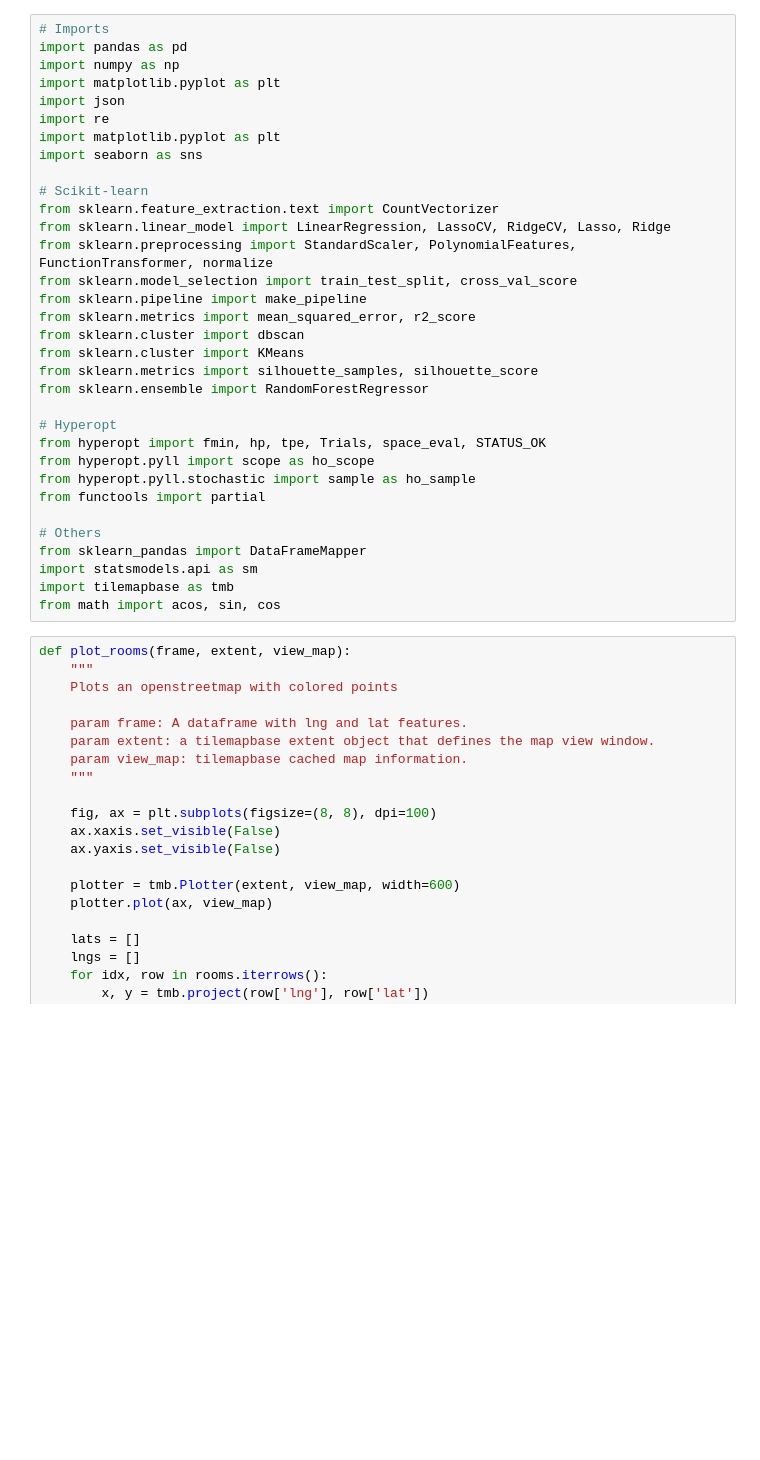
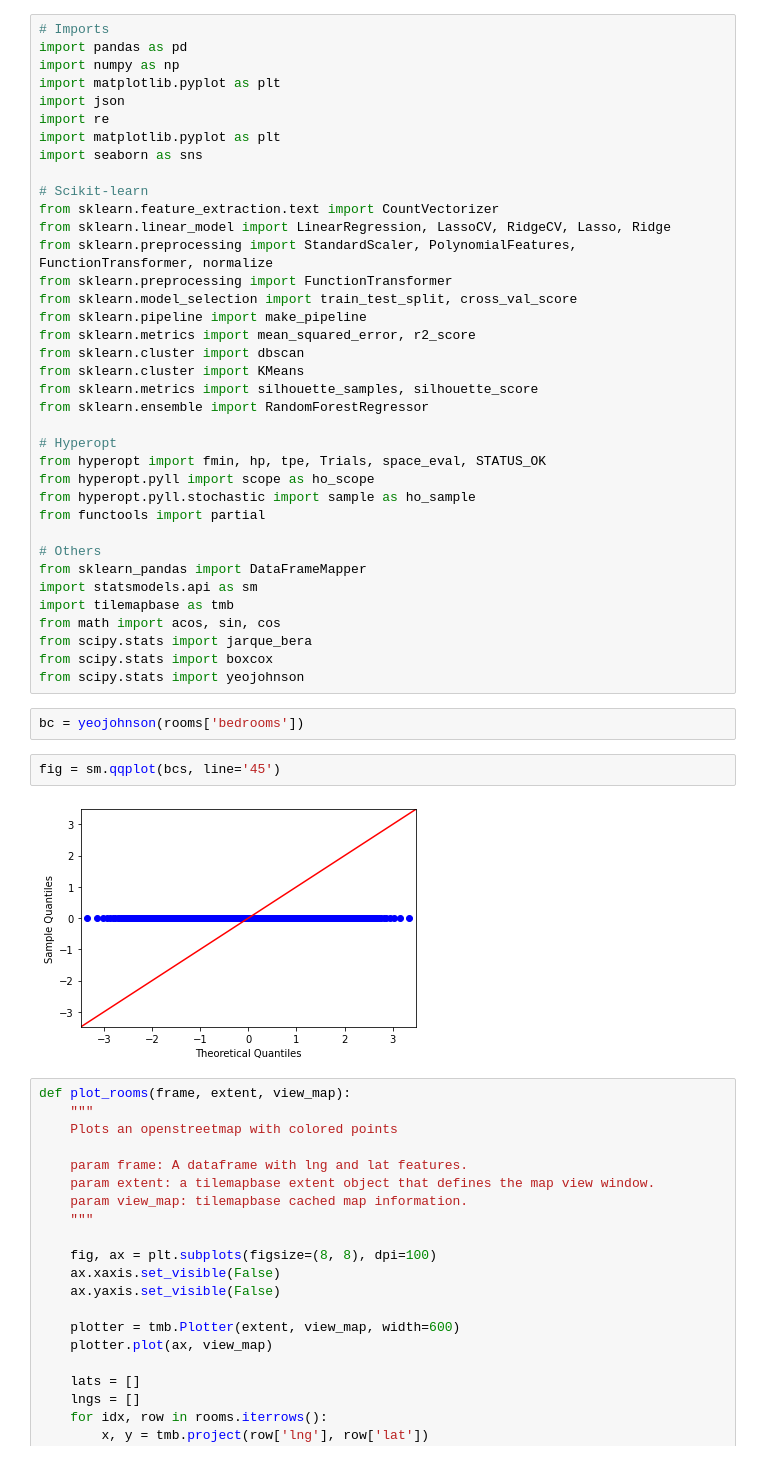
Before and after one commit to scottkds/airbnb_prices, a Jupyter notebook: models/Airbnb_regression2.ipynb, the cells around one changed output. Saved outputs shown, nothing was run; the diff lists cells and outputs as text; blank space fills up the shorter version.

```diff
--- a/models/Airbnb_regression2.ipynb
+++ b/models/Airbnb_regression2.ipynb
@@ -19,6 +21,7 @@ import seaborn as sns
 from sklearn.feature_extraction.text import CountVectorizer
 from sklearn.linear_model import LinearRegression, LassoCV, RidgeCV, Lasso, Ridge
 from sklearn.preprocessing import StandardScaler, PolynomialFeatures, FunctionTransformer, normalize
+from sklearn.preprocessing import FunctionTransformer
 from sklearn.model_selection import train_test_split, cross_val_score
 from sklearn.pipeline import make_pipeline
 from sklearn.metrics import mean_squared_error, r2_score
@@ -38,6 +41,15 @@ from sklearn_pandas import DataFrameMapper
 import statsmodels.api as sm
 import tilemapbase as tmb
 from math import acos, sin, cos
+from scipy.stats import jarque_bera
+from scipy.stats import boxcox
+from scipy.stats import yeojohnson
+# %%
+bc = yeojohnson(rooms['bedrooms'])
+# %%
+fig = sm.qqplot(bcs, line='45')
+# %% [output]
+[figure, added]
 # %%
 def plot_rooms(frame, extent, view_map):
     """
```
Also changed, not shown: parts of 9 cells of this notebook.
